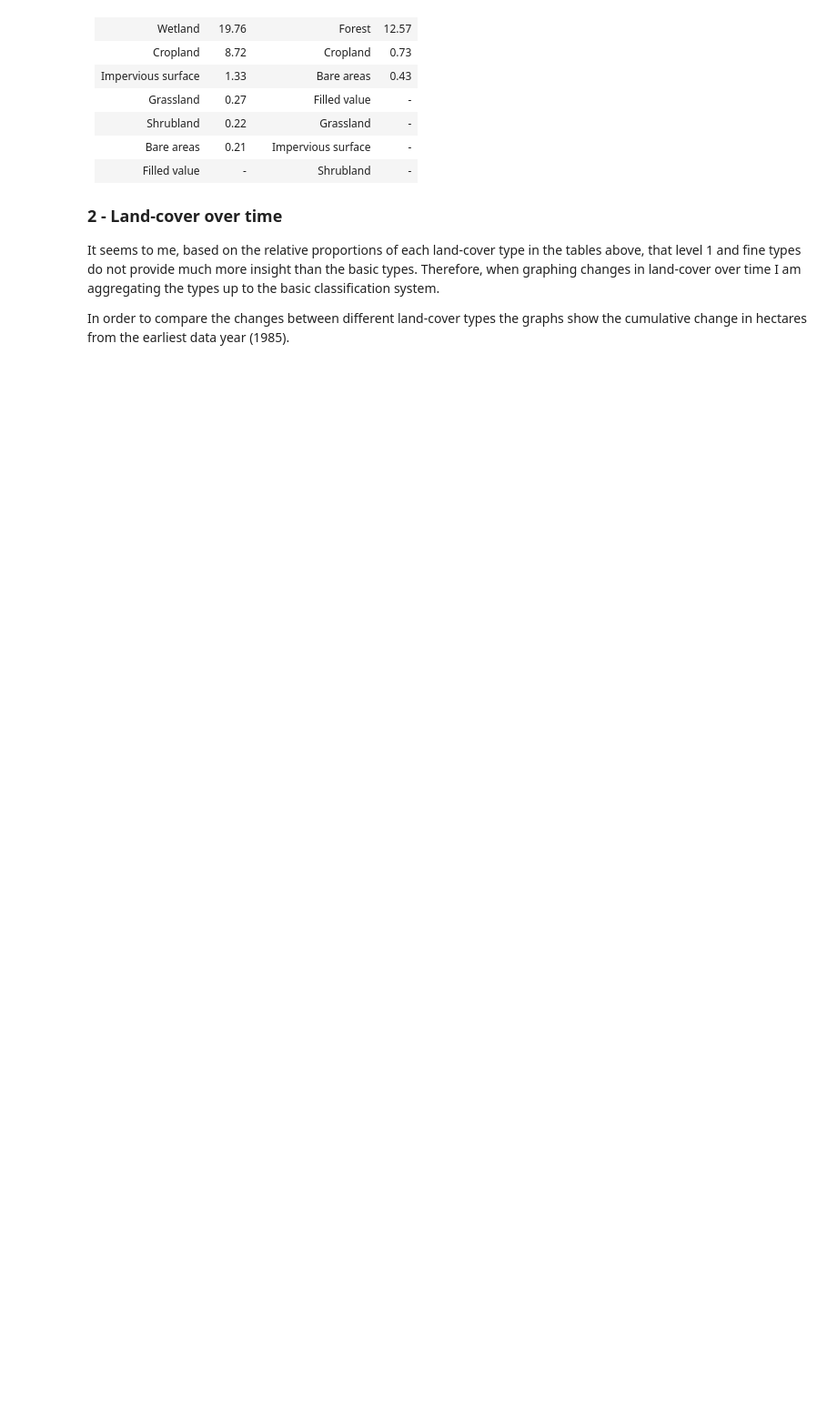
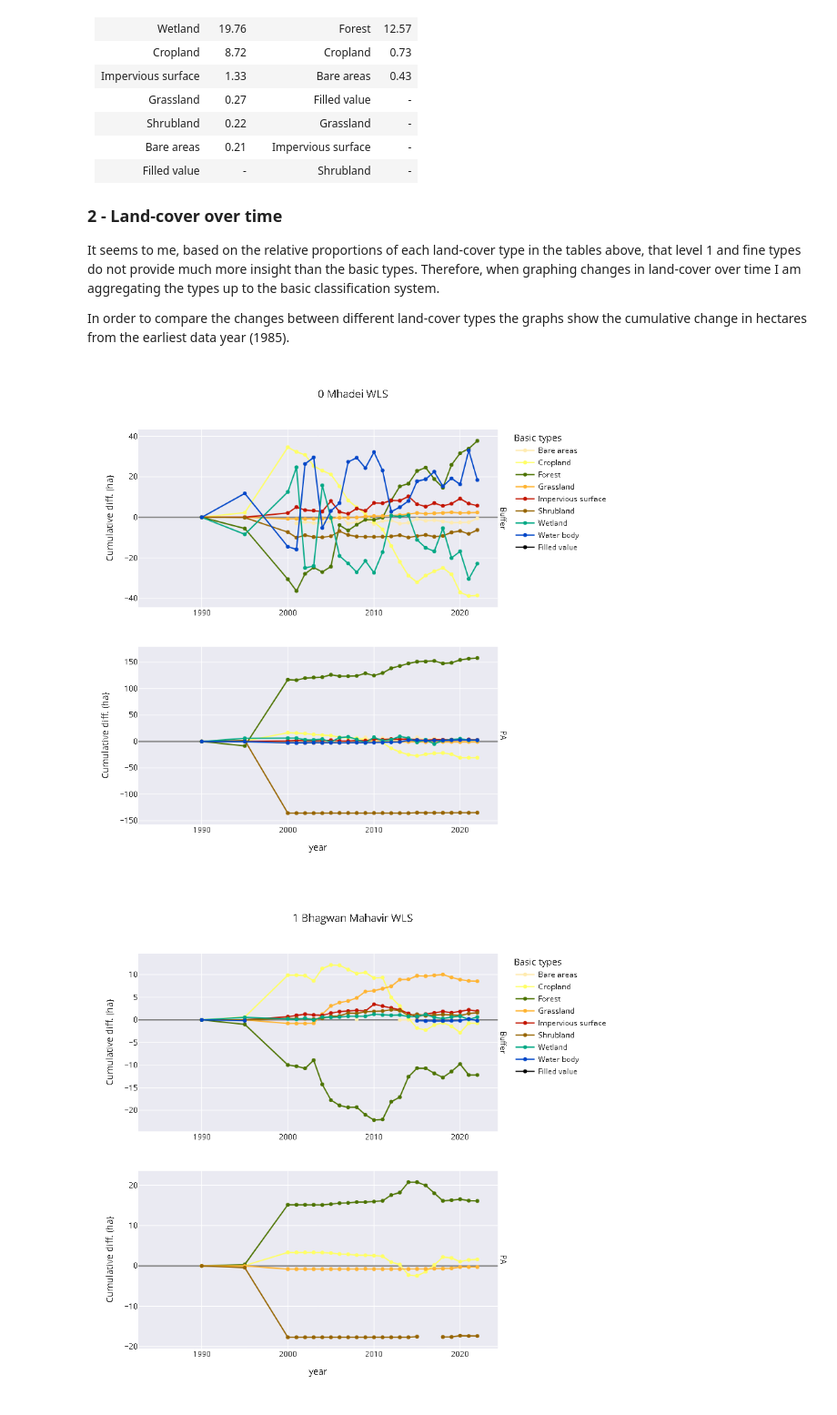
Before and after one commit to cchowgule/esa, a Jupyter notebook: esa.ipynb, the cells around one changed output. Shown at 91% size. Cells and saved outputs as stored; diff of their text form; code cells hidden in the pictures; blank space fills up the shorter version.

Commit message:
Added cum diff interactive graphs.
On branch main
Your branch is up to date with 'origin/main'.

Changes to be committed:
	modified:   esa.ipynb

```diff
--- a/esa.ipynb
+++ b/esa.ipynb
@@ -835,34 +833,62 @@ It seems to me, based on the relative proportions of each land-cover type in the
 
 In order to compare the changes between different land-cover types the graphs show the cumulative change in hectares from the earliest data year (1985).
 # %%
+import plotly.express as px
+pd.options.plotting.backend = "plotly"
 # Read in the data
 land_cover_area = pd.read_feather('feathers/land_cover_area.feather')
 land_cover_types = pd.read_feather('feathers/GLC_FCS30D_landcover_types.feather')
 
 # Aggregate the data along both axes
 land_cover_area = land_cover_area.groupby(['esz', 'part', 'year']).sum(min_count=1)
 land_cover_area = land_cover_area.T.groupby('basic_id').sum(min_count=1).T
 
 # Convert sq. m to ha
 land_cover_area /= 10000
 
 # Get basic classification names and colours for graph legends
 lc_names = land_cover_types.groupby('basic_id')['basic_classification_system'].first().to_dict()
 lc_names['XXX'] = 'Filled value'
 
 lc_colors = land_cover_types.groupby('basic_classification_system')['basic_color'].first().to_dict()
-lc_colors = {k : tuple([float(x)/255 for x in v]) for k, v in lc_colors.items()}
+#lc_colors = {k : tuple([float(x)/255 for x in v]) for k, v in lc_colors.items()}
 lc_colors['Filled value'] = (0.0, 0.0, 0.0)
 
 # Get land cover type names
 new_names = {k : v for k, v in lc_names.items() if k in land_cover_area.columns.to_list()}
 land_cover_area = land_cover_area.rename(columns=new_names)
 
 # Get land cover type colours
-group_colors = {k : v for k, v in lc_colors.items() if k in land_cover_area.columns.to_list()}
+group_colors = {k : '#{:02x}{:02x}{:02x}'.format(int(v[0]), int(v[1]), int(v[2])) for k, v in lc_colors.items() if k in land_cover_area.columns.to_list()}
 
 # Drop empty years
 land_cover_area = land_cover_area.dropna(axis=0, how='all')
 
 # Group by ESZ and part for individual plots
 lc_area_diff_cumsum = land_cover_area.groupby(['esz', 'part'], as_index=False, group_keys=False).transform(lambda part: part.diff().cumsum())
+
+# Loop over ESZ parts,
+# plot their cummulative differences,
+for name, group in lc_area_diff_cumsum.groupby('esz', as_index=False, group_keys=False):
+    df = group.reset_index().drop(columns=['esz']).set_index('year')
+    fig = px.line(
+        data_frame=df,
+        x=df.index,
+        y=list(new_names.values()),
+        color_discrete_map=group_colors,
+        title=' '.join(name.split('_')),
+        template='seaborn',
+        facet_row=df['part'],
+        labels={'index':'year', 'value':'Cumulative diff. (ha)', 'variable':'Basic types'},
+        facet_row_spacing=0.1,
+        height=800,
+        markers=True)
+    fig.update_yaxes(matches=None)
+    fig.for_each_annotation(lambda a: a.update(text='Buffer' if 'buffer' in a.text else 'PA'))
+    fig.for_each_yaxis(lambda y: y.update(showticklabels=True, matches=None, zeroline=True, zerolinewidth=2, zerolinecolor='grey'))
+    fig.for_each_xaxis(lambda x: x.update(showticklabels=True, matches=None))
+    fig.show()
+    print()
+# %% [output]
+[figure, added]
+[figure, added]
```
Also changed, not shown: parts of 4 cells of this notebook.
